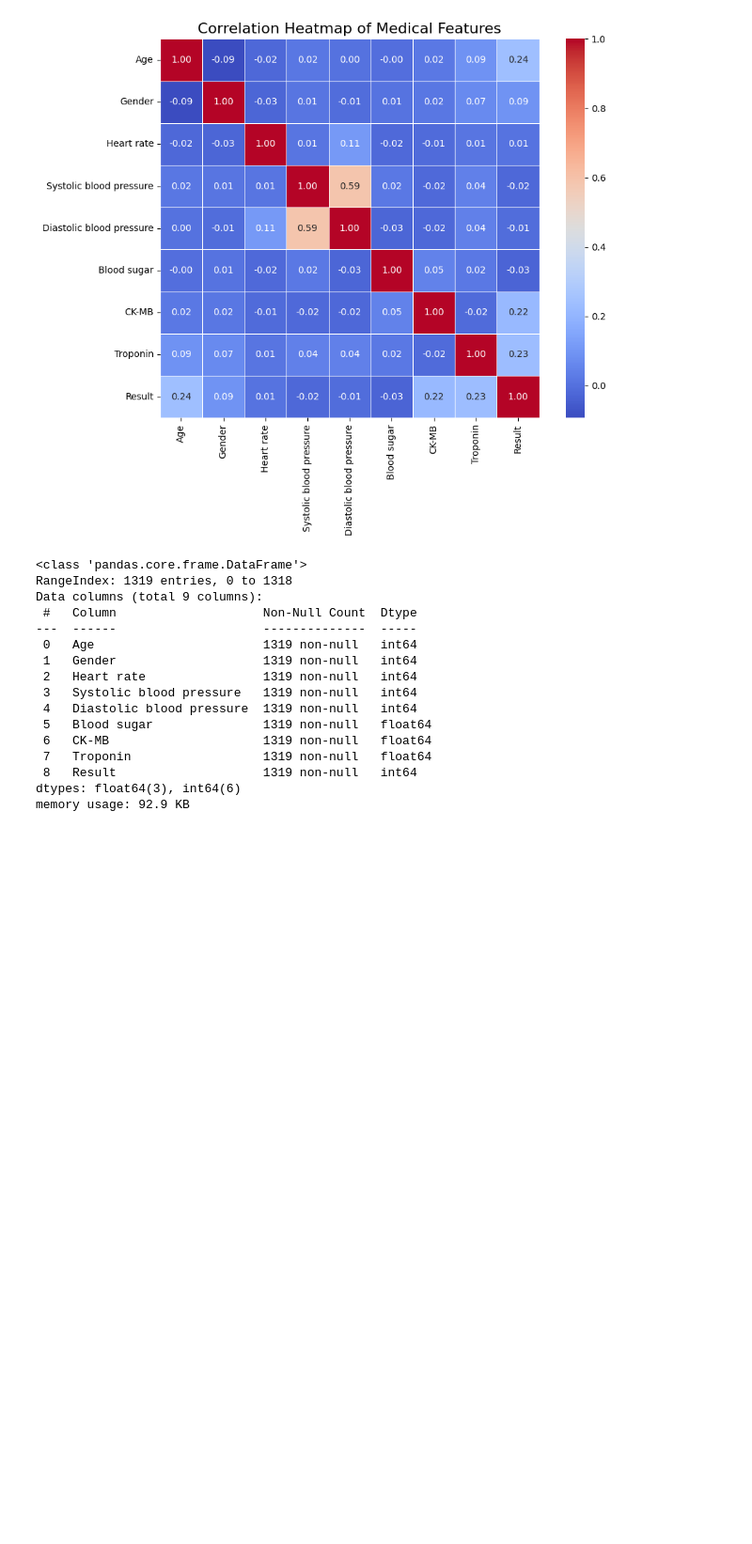
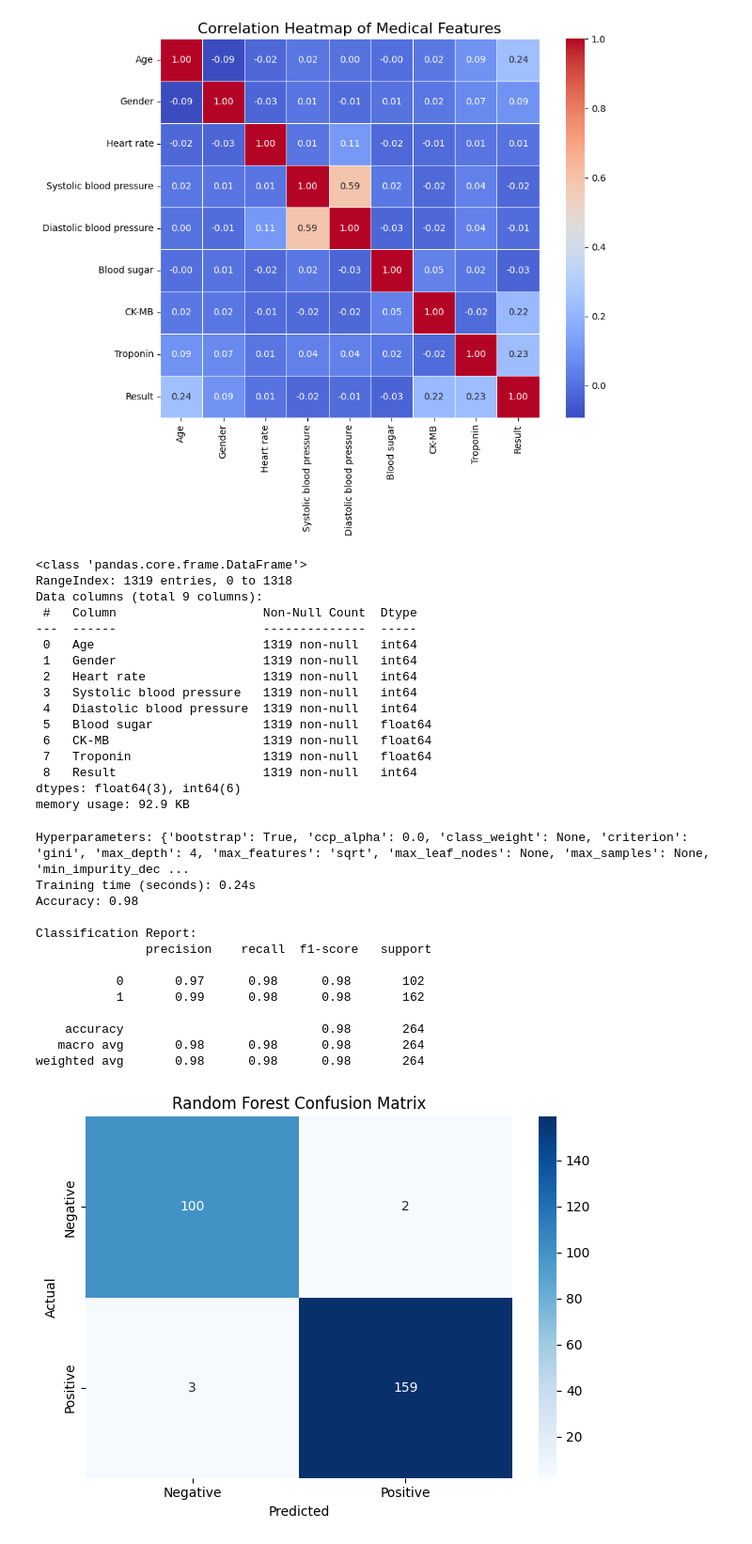
Before and after one commit to Sa22ahy/ResearchProject, a Jupyter notebook: ResearchProject.ipynb, the cells around one changed output. Shown at 94% size. Saved outputs shown, nothing was run; the diff lists cells and outputs as text; code cells hidden in the pictures; blank space fills up the shorter version.

Commit message:
Models implementation

```diff
--- a/ResearchProject.ipynb
+++ b/ResearchProject.ipynb
@@ -183,3 +183,65 @@ Data columns (total 9 columns):
  8   Result                    1319 non-null   int64
 dtypes: float64(3), int64(6)
 memory usage: 92.9 KB
+# %%
+from sklearn.model_selection import train_test_split
+
+# Drop target and optional non-numeric/categorical columns
+X = df_corr.drop(["Result", "Age Group"], axis=1, errors='ignore')
+y = df_corr["Result"]
+
+# Split data
+X_train, X_test, y_train, y_test = train_test_split(
+    X, y, test_size=0.2, random_state=42, stratify=y
+)
+# %%
+import time
+from sklearn.ensemble import RandomForestClassifier
+from sklearn.metrics import accuracy_score, classification_report, confusion_matrix
+
+# Initialize the Random Forest model
+reg = RandomForestClassifier(max_depth=4, random_state=0)
+
+# Train the model and track time
+start = time.time()
+reg.fit(X_train, y_train)
+stop = time.time()
+
+# Print hyperparameters and training time
+print('Hyperparameters:', reg.get_params())
+print(f"Training time (seconds): {round(stop - start, 2)}s")
+
+# Predict on the test set
+pred = reg.predict(X_test)
+
+# Evaluate accuracy
+print('Accuracy:', round(accuracy_score(y_test, pred), 2))
+
+# Print classification report
+print("\nClassification Report:\n", classification_report(y_test, pred))
+
+# Confusion matrix
+cf_matrix = confusion_matrix(y_test, pred)
+ax = sns.heatmap(cf_matrix, annot=True, fmt='d', cmap='Blues')
+ax.xaxis.set_ticklabels(['Negative', 'Positive'])
+ax.yaxis.set_ticklabels(['Negative', 'Positive'])
+ax.set_title("Random Forest Confusion Matrix")
+plt.xlabel("Predicted")
+plt.ylabel("Actual")
+plt.tight_layout()
+plt.show()
+# %% [output]
+Hyperparameters: {'bootstrap': True, 'ccp_alpha': 0.0, 'class_weight': None, 'criterion': 'gini', 'max_depth': 4, 'max_features': 'sqrt', 'max_leaf_nodes': None, 'max_samples': None, 'min_impurity_dec ...
+Training time (seconds): 0.24s
+Accuracy: 0.98
+
+Classification Report:
+               precision    recall  f1-score   support
+
+           0       0.97      0.98      0.98       102
+           1       0.99      0.98      0.98       162
+
+    accuracy                           0.98       264
+   macro avg       0.98      0.98      0.98       264
+weighted avg       0.98      0.98      0.98       264
+[figure, added]
```
Also changed, not shown: parts of 7 cells of this notebook.
